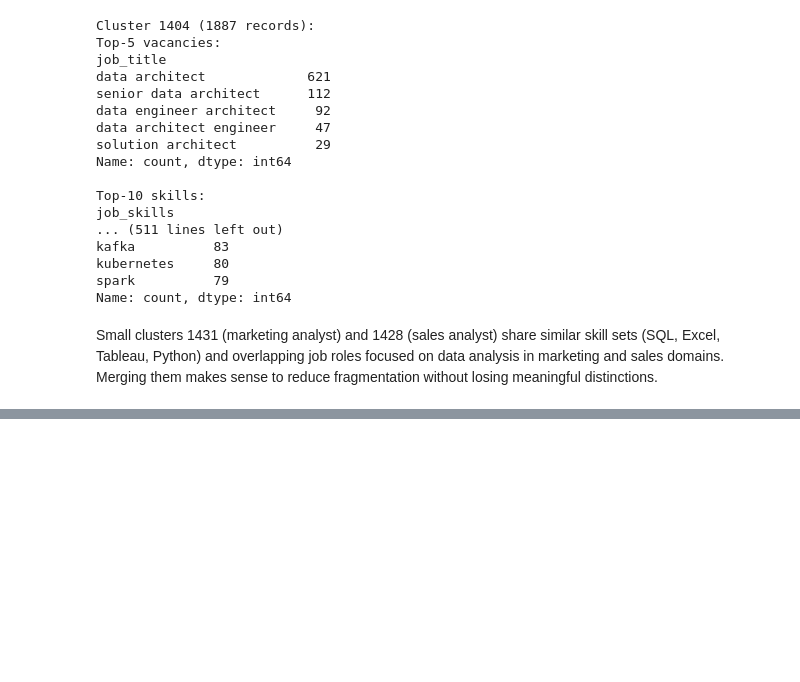
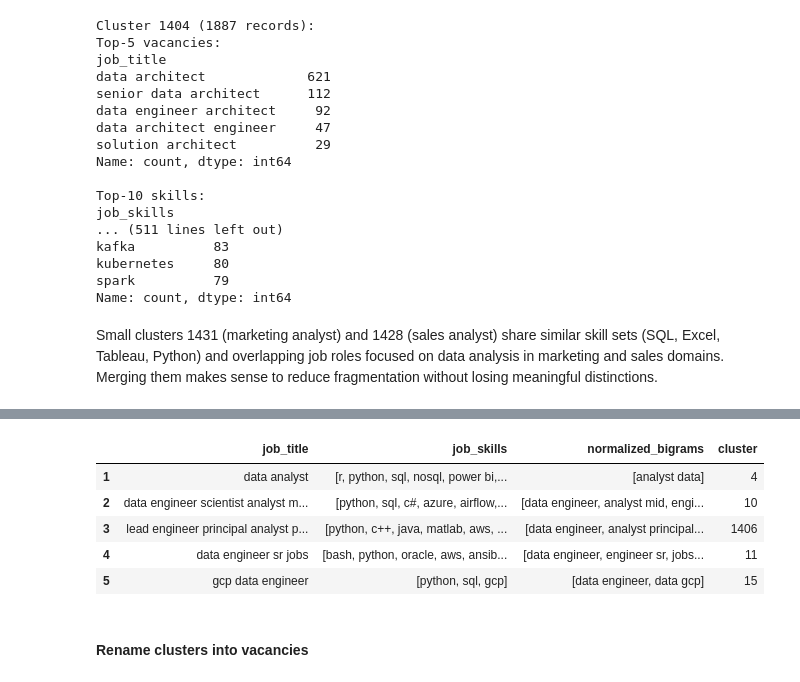
Before and after one commit to IU-Capstone-Project-2025/KIZAK, a Jupyter notebook: ml/jv_mapping.ipynb, the cells around one changed output, grey strips where cells are left out. Cells and saved outputs as stored; diff of their text form; code cells hidden in the pictures; blank space fills up the shorter version.

```diff
--- a/ml/jv_mapping.ipynb
+++ b/ml/jv_mapping.ipynb
@@ -667,0 +712,11 @@ data_clustered.loc[data_clustered['cluster'] == 1428, 'cluster'] = 1431
+# %%
+data_clustered.head()
+# %% [output]
+|  | job_title | job_skills | normalized_bigrams | cluster |
+| 1 | data analyst | [r, python, sql, nosql, power bi,... | [analyst data] | 4 |
+| 2 | data engineer scientist analyst m... | [python, sql, c#, azure, airflow,... | [data engineer, analyst mid, engi... | 10 |
+| 3 | lead engineer principal analyst p... | [python, c++, java, matlab, aws, ... | [data engineer, analyst principal... | 1406 |
+| 4 | data engineer sr jobs | [bash, python, oracle, aws, ansib... | [data engineer, engineer sr, jobs... | 11 |
+| 5 | gcp data engineer | [python, sql, gcp] | [data engineer, data gcp] | 15 |
+# %% [markdown]
+#### Rename clusters into vacancies
```
Also changed, not shown: parts of 6 cells of this notebook.
